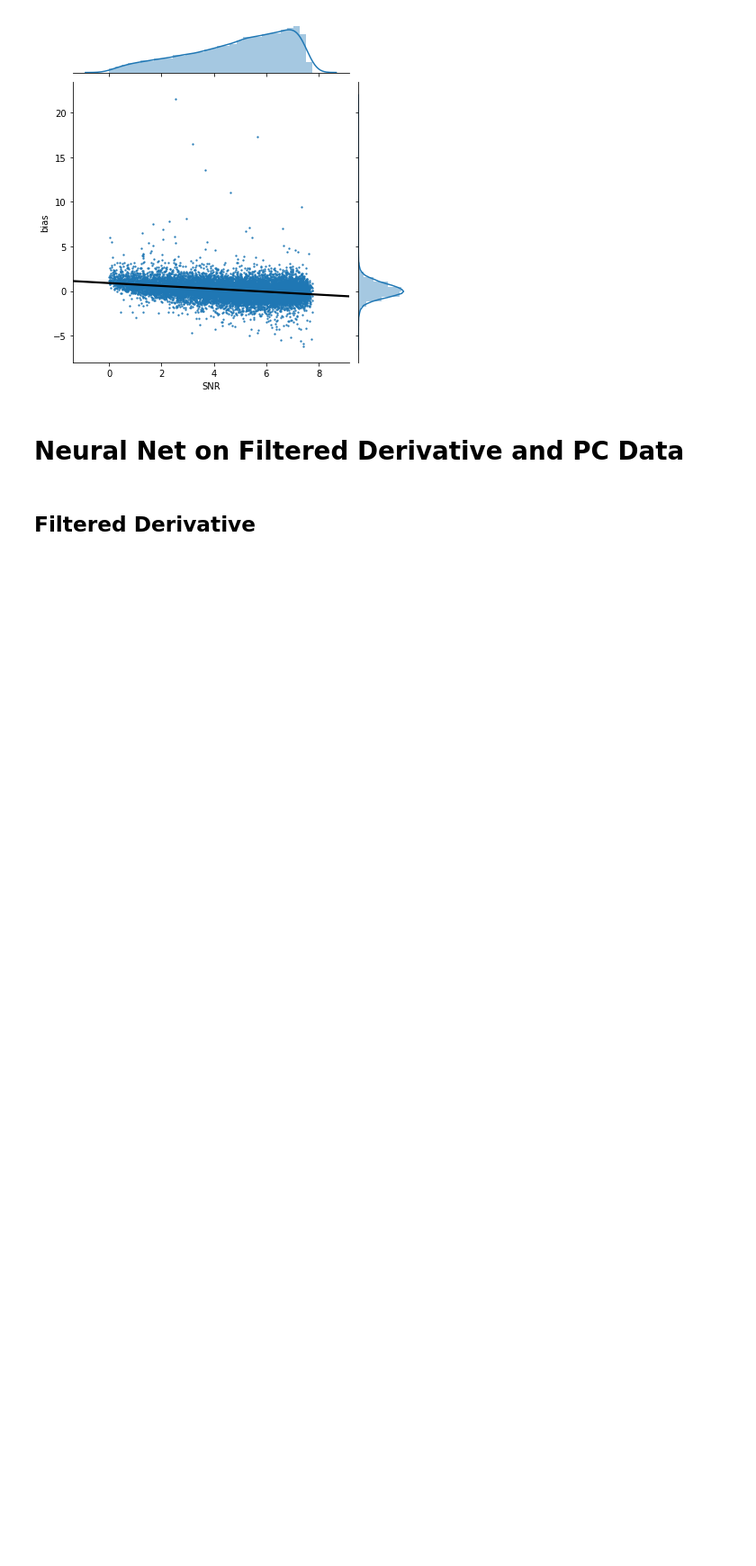
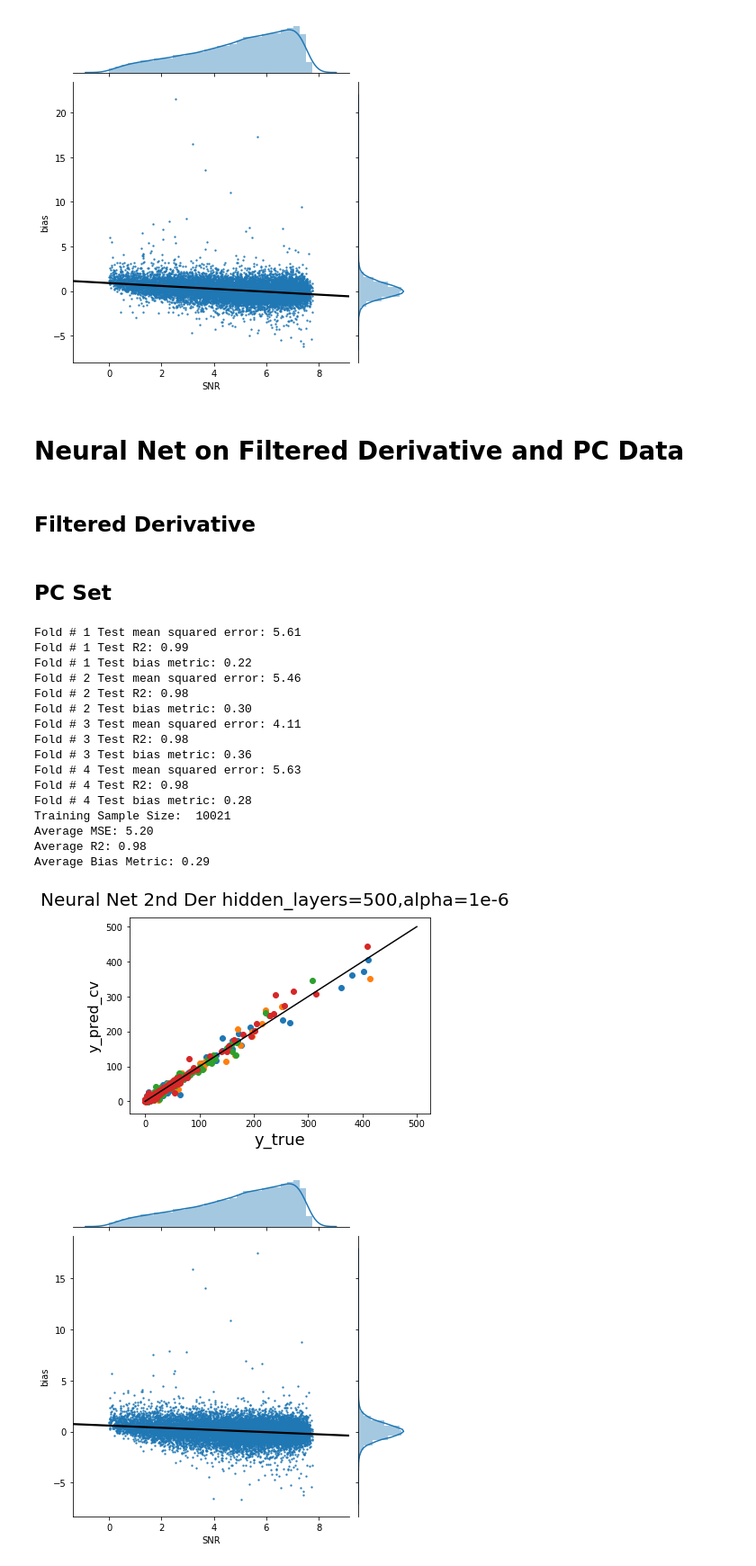
Before and after one commit to zweili/ml_project_2, a Jupyter notebook: Final Notebook.ipynb, the cells around one changed output. Shown at 90% size. Drawn from its saved outputs; the diff is of its cells as text; code cells hidden in the pictures; blank space fills up the shorter version.

```diff
--- a/Final Notebook.ipynb
+++ b/Final Notebook.ipynb
@@ -630,5 +659,26 @@ Training Sample Size:  10021
 # Neural Net on Filtered Derivative and PC Data
 # %% [markdown]
 ## Filtered Derivative
+# %% [markdown]
+## PC Set
 # %%
-MSE_NN_der_filtered,R2_NN_der_filtered,Biasm_NN_pca,train_size = cross_validation_random(pd.DataFrame(pca_tr),y_tr,df_OCU_tr,'MLPRegressor(hidden_layer_sizes=(200,20,))','Neural Net 2nd Der hidden_layers=200',4) #Raw model
+MSE_NN_pca,R2_NN_pca,Biasm_NN_pca,train_size = cross_validation_random(pd.DataFrame(pca_tr),y_tr,df_OCU_tr,'MLPRegressor(hidden_layer_sizes=(500,),alpha=1e-6,batch_size=200,max_iter=400)','Neural Net 2nd Der hidden_layers=500,alpha=1e-6',4) #Raw model
+# %% [output]
+Fold # 1 Test mean squared error: 5.61
+Fold # 1 Test R2: 0.99
+Fold # 1 Test bias metric: 0.22
+Fold # 2 Test mean squared error: 5.46
+Fold # 2 Test R2: 0.98
+Fold # 2 Test bias metric: 0.30
+Fold # 3 Test mean squared error: 4.11
+Fold # 3 Test R2: 0.98
+Fold # 3 Test bias metric: 0.36
+Fold # 4 Test mean squared error: 5.63
+Fold # 4 Test R2: 0.98
+Fold # 4 Test bias metric: 0.28
+Training Sample Size:  10021
+Average MSE: 5.20
+Average R2: 0.98
+Average Bias Metric: 0.29
+[figure, added]
+[figure, added]
```
Also changed, not shown: parts of 10 cells of this notebook, 1 other file.
